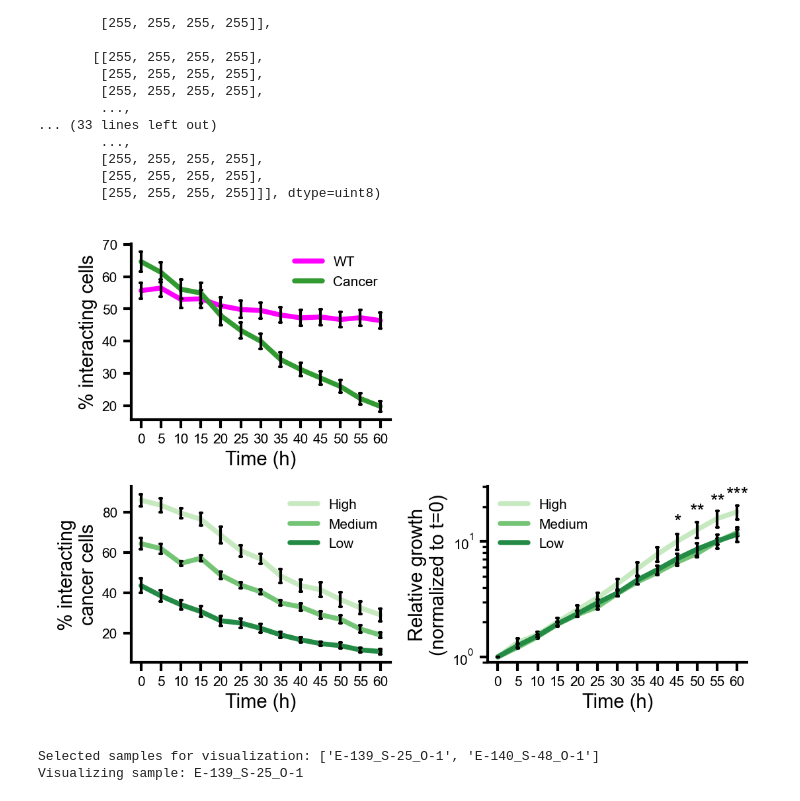
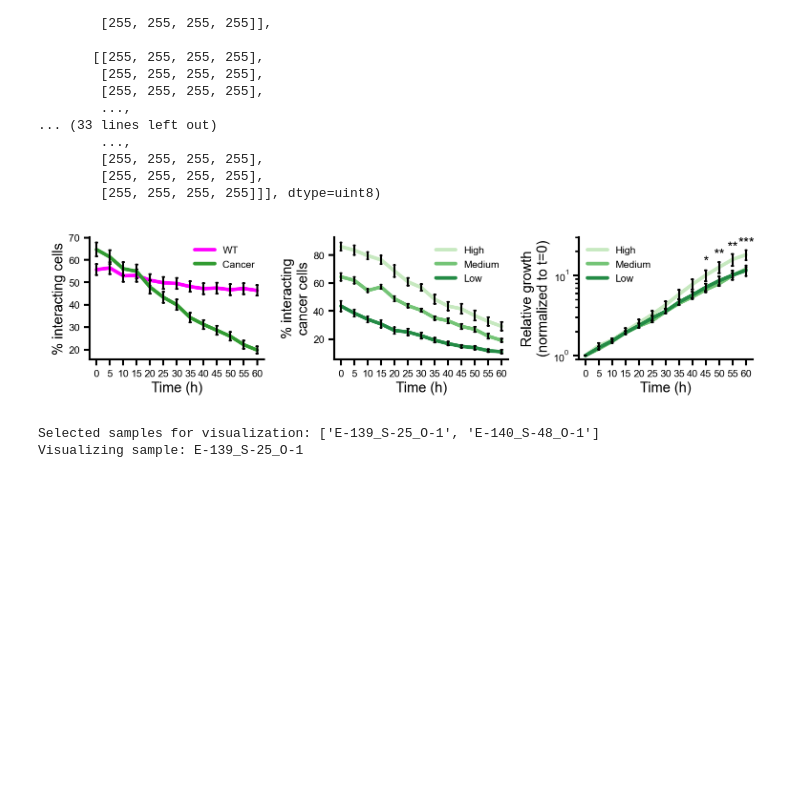
Before and after one commit to SuijkerbuijkLab/NucLogic, a Jupyter notebook: miscellaneous/paper_figures.ipynb, the cells around one changed output. Saved outputs shown, nothing was run; the diff lists cells and outputs as text; code cells hidden in the pictures; blank space fills up the shorter version.

```diff
--- a/miscellaneous/paper_figures.ipynb
+++ b/miscellaneous/paper_figures.ipynb
@@ -1724,7 +1724,7 @@ for i, metric in enumerate(metrics):
                 )
 
         axes[i].yaxis.set_major_locator(MaxNLocator(nbins=5, integer=True))
-        axes[i].set_xticklabels("")
+        axes[i].set_xticklabels("", size=8)
         axes[i].spines["top"].set_visible(False)
         axes[i].spines["right"].set_visible(False)
 
@@ -1732,6 +1732,7 @@ for i, metric in enumerate(metrics):
         axes[i].tick_params(axis="x", pad=-2)   # smaller/negative = labels move up
         axes[i].margins(x=0.1)
         axes[i].set_ylabel("")
+        axes[i].tick_params(axis="y", labelsize=10)
 
         nuclogic_values = results[results["method"] == "NucLogic"][metric]
         cellpose_values = results[results["method"] == "Cellpose 4"][metric]
@@ -3494,10 +3547,10 @@ long = results.melt(
     value_name="percent_interacting",
 )
 mm = 1 / 25.4
-fig, axes = plt.subplots(nrows=2, ncols=2, figsize=(93 * mm, 65 * mm), dpi=300)
-position1 = [0, 0]
-position2 = [1, 0]
-position3 = [1, 1]
+fig, axes = plt.subplots(nrows=1, ncols=3, figsize=(129 * mm, 33 * mm), dpi=300)
+position1 = 0
+position2 = 1
+position3 = 2
 sns.pointplot(
     data=long,
     x="time",
@@ -3507,23 +3560,23 @@ sns.pointplot(
         "percent_interacting_wt":  "magenta",
         "percent_interacting_crc": "#319b31",
     },
-    ax=axes[position1[0], position1[1]],
+    ax=axes[position1],
     errorbar="se",
     capsize=0.1,
     err_kws={"linewidth": 1, "color": "black"},
     markersize=0,
 )
-axes[position1[0], position1[1]].set_ylabel("% interacting cells")
-axes[position1[0], position1[1]].set_xlabel("Time (h)")
-handles, _ = axes[position1[0], position1[1]].get_legend_handles_labels()
-axes[position1[0], position1[1]].legend(handles=handles, labels=["WT", "Cancer"], title="", frameon=False)
+axes[position1].set_ylabel("% interacting cells")
+axes[position1].set_xlabel("Time (h)")
+handles, _ = axes[position1].get_legend_handles_labels()
+axes[position1].legend(handles=handles, labels=["WT", "Cancer"], title="", frameon=False)
 
-axes[position1[0], position1[1]].spines["top"].set_visible(False)
-axes[position1[0], position1[1]].spines["right"].set_visible(False)
+axes[position1].spines["top"].set_visible(False)
+axes[position1].spines["right"].set_visible(False)
 # remove legend box
-axes[position1[0], position1[1]].legend_.get_frame().set_linewidth(0.0)
+axes[position1].legend_.get_frame().set_linewidth(0.0)
 #turn on ticks
-axes[position1[0], position1[1]].tick_params(axis="both", which="major", bottom=True, left=True, size=3)
+axes[position1].tick_params(axis="both", which="major", bottom=True, left=True, size=3)
 
 # one tercile label per SAMPLE, based on its mean CRC interaction across time
 sample_level = results.groupby("sample")["percent_interacting_crc"].mean()
@@ -3546,21 +3599,21 @@ sns.pointplot(
     hue="interaction_group",
     hue_order=["High", "Medium", "Low"],
     palette={"High": "#c7e9c0", "Medium": "#74c476", "Low": "#238b45"},
-    ax=axes[position2[0], position2[1]],
+    ax=axes[position2],
     errorbar="se",
     capsize=0.1,
     err_kws={"linewidth": 1, "color": "black"},
     markersize=0,
 )
-axes[position2[0], position2[1]].set_ylabel("% interacting\ncancer cells")
-axes[position2[0], position2[1]].set_xlabel("Time (h)")
-handles, _ = axes[position2[0], position2[1]].get_legend_handles_labels()
-axes[position2[0], position2[1]].legend(handles=handles, labels=["High", "Medium", "Low"], title="", frameon=False)
+axes[position2].set_ylabel("% interacting\ncancer cells")
+axes[position2].set_xlabel("Time (h)")
+handles, _ = axes[position2].get_legend_handles_labels()
+axes[position2].legend(handles=handles, labels=["High", "Medium", "Low"], title="", frameon=False)
 
-axes[position2[0], position2[1]].spines["top"].set_visible(False)
-axes[position2[0], position2[1]].spines["right"].set_visible(False)
-axes[position2[0], position2[1]].legend_.get_frame().set_linewidth(0.0)
-axes[position2[0], position2[1]].tick_params(axis="both", which="major", bottom=True, left=True, size=3)
+axes[position2].spines["top"].set_visible(False)
+axes[position2].spines["right"].set_visible(False)
+axes[position2].legend_.get_frame().set_linewidth(0.0)
+axes[position2].tick_params(axis="both", which="major", bottom=True, left=True, size=3)
 
 sns.pointplot(
     data=results,
@@ -3569,56 +3622,56 @@ sns.pointplot(
     hue="interaction_group",
     hue_order=["High", "Medium", "Low"],
     palette={"High": "#c7e9c0", "Medium": "#74c476", "Low": "#238b45"},
-    ax=axes[position3[0], position3[1]],
+    ax=axes[position3],
     errorbar="se",
     capsize=0.1,
     err_kws={"linewidth": 1, "color": "black"},
     markersize=0,
 )
-axes[position3[0], position3[1]].set_yscale("log")
-axes[position3[0], position3[1]].set_ylim(0.9, 30)
-axes[position3[0], position3[1]].set_ylabel("Relative growth\n(normalized to t=0)")
-axes[position3[0], position3[1]].set_xlabel("Time (h)")
-handles, _ = axes[position3[0], position3[1]].get_legend_handles_labels()
+axes[position3].set_yscale("log")
+axes[position3].set_ylim(0.9, 30)
+axes[position3].set_ylabel("Relative growth\n(normalized to t=0)")
+axes[position3].set_xlabel("Time (h)")
+handles, _ = axes[position3].get_legend_handles_labels()
 
 # ax.legend_.remove()
-axes[position3[0], position3[1]].legend(handles=handles, labels=["High", "Medium", "Low"], title="", frameon=False)
-axes[position3[0], position3[1]].legend_.get_frame().set_linewidth(0.0)
-axes[position3[0], position3[1]].spines["top"].set_visible(False)
-axes[position3[0], position3[1]].spines["right"].set_visible(False)
-axes[position3[0], position3[1]].tick_params(axis="both", which="major", bottom=True, left=True, size=3)
-axes[position3[0], position3[1]].tick_params(axis="y",    which="minor", left=True, width= .8, length=2)
+axes[position3].legend(handles=handles, labels=["High", "Medium", "Low"], title="", frameon=False, loc="upper left")
+axes[position3].legend_.get_frame().set_linewidth(0.0)
+axes[position3].spines["top"].set_visible(False)
+axes[position3].spines["right"].set_visible(False)
+axes[position3].tick_params(axis="both", which="major", bottom=True, left=True, size=3)
+axes[position3].tick_params(axis="y",    which="minor", left=True, width= .8, length=2)
 # Calculate statistics between High and Low group
 selected_results = results[results["interaction_group"].isin(["High", "Low"])].copy()
 selected_results["interaction_group"] = selected_results["interaction_group"].cat.remove_unused_categories()
 selected_results["log_growth"] = np.log(selected_results["relative_growth_crc"])
 selected_results = selected_results.replace([np.inf, -np.inf], np.nan).dropna(subset=["log_growth"])
 stats = smf.mixedlm("log_growth ~ C(time) * interaction_group", selected_results, groups=selected_results["sample"]).fit()
 
 def significance_text(p):
     if p < 0.0001:
         return "****"
     elif p < 0.001:
         return "***"
     elif p < 0.01:
         return "**"
     elif p < 0.05:
         return "*"
     else:
         return ""
 
 for i, time in enumerate(selected_results["time"].unique()):
     p_value = stats.pvalues.get(f"C(time)[T.{time}]:interaction_group[T.High]", np.nan)
     sig_text = significance_text(p_value)
     time_y_max = [selected_results[selected_results["time"] == time]["relative_growth_crc"].mean() for time in selected_results["time"].unique()][i]
-    axes[position3[0], position3[1]].text(i, time_y_max * 1.4, sig_text, ha="center", va="bottom", fontsize=7)
+    axes[position3].text(i, time_y_max * 1.4, sig_text, ha="center", va="bottom", fontsize=7)
 
-axes[0, 1].axis("off")
+# axes[0, 1].axis("off")
 plt.tight_layout()
 plt.savefig(os.path.join(output_directory, f"TL_interacting_cells_overview.eps"), dpi=600, bbox_inches="tight")
 plt.show()
 # %% [output]
-[figure, old version]
+[figure, new version]
 # %%
 import napari
 import os
```
Also changed, not shown: parts of 17 cells of this notebook, 7 other files.
